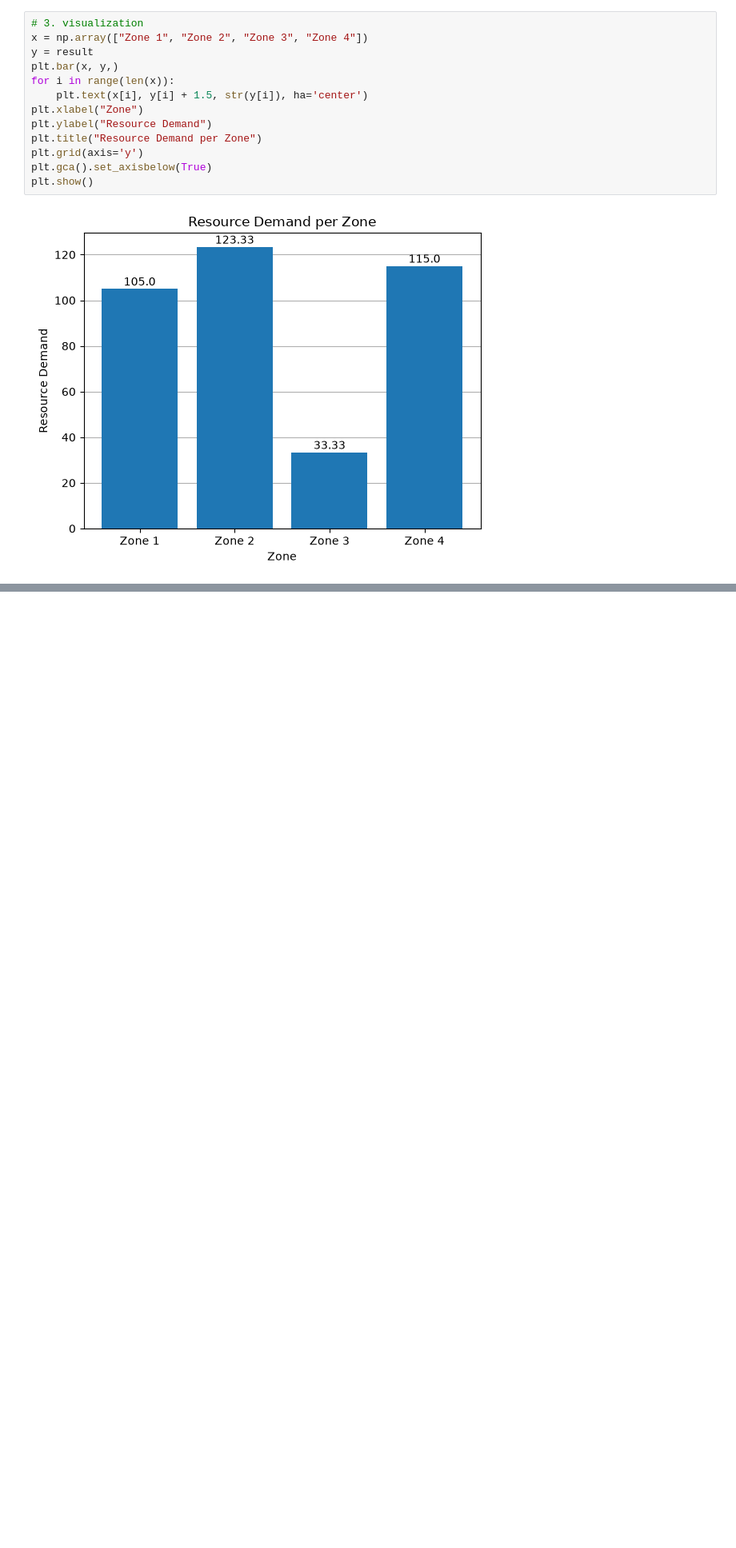
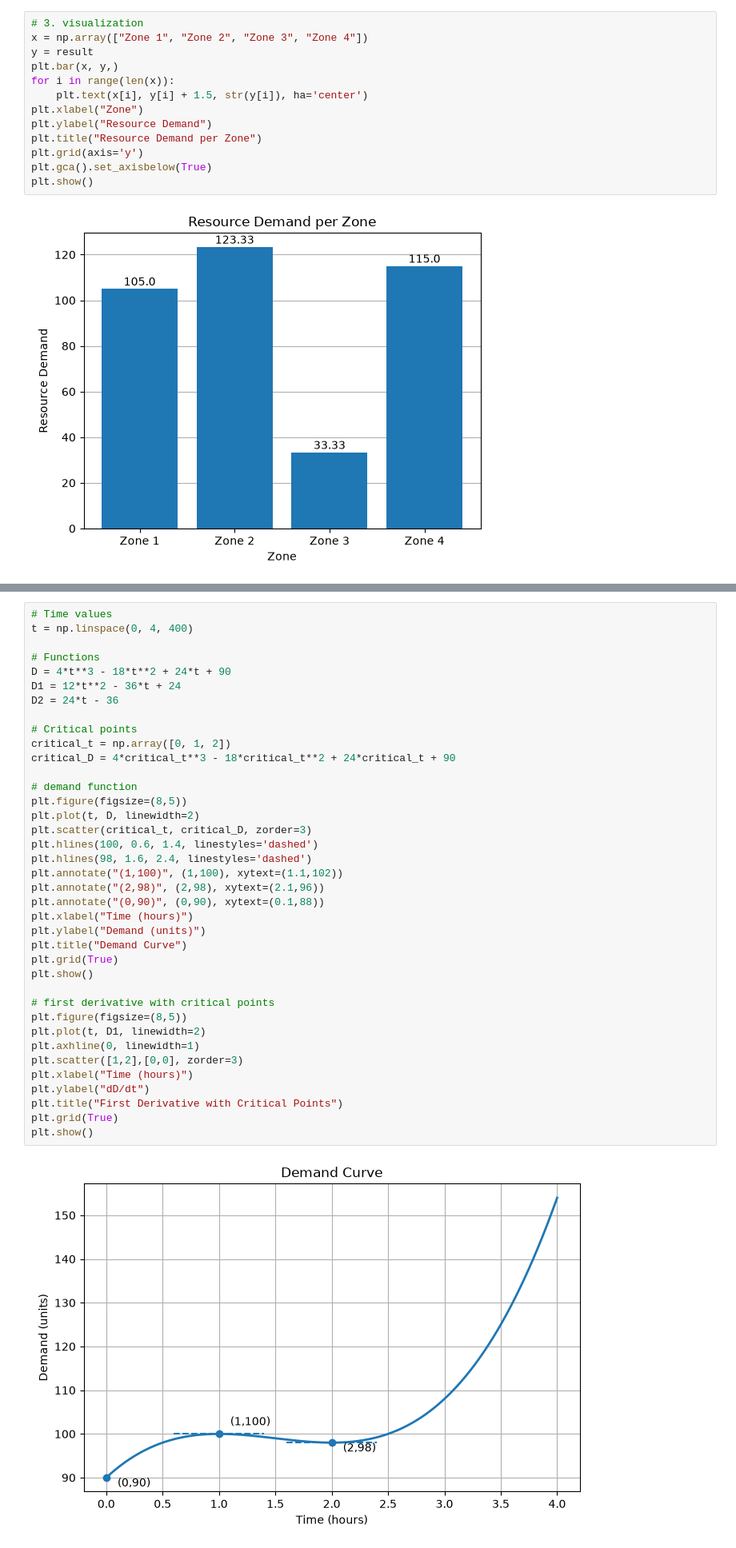
Before and after one commit to Mimi97-aqua/msc_projects, a Jupyter notebook: com7023/analysis.ipynb, the cells around one changed output, grey strips where cells are left out. Shown at 80% size. Saved outputs shown, nothing was run; the diff lists cells and outputs as text; blank space fills up the shorter version.

Commit message:
Add visuals for demand curve and first derivative with critical points

```diff
--- a/com7023/analysis.ipynb
+++ b/com7023/analysis.ipynb
@@ -56,0 +116,40 @@ plt.show()
+# %%
+# Time values
+t = np.linspace(0, 4, 400)
+
+# Functions
+D = 4*t**3 - 18*t**2 + 24*t + 90
+D1 = 12*t**2 - 36*t + 24
+D2 = 24*t - 36
+
+# Critical points
+critical_t = np.array([0, 1, 2])
+critical_D = 4*critical_t**3 - 18*critical_t**2 + 24*critical_t + 90
+
+# demand function
+plt.figure(figsize=(8,5))
+plt.plot(t, D, linewidth=2)
+plt.scatter(critical_t, critical_D, zorder=3)
+plt.hlines(100, 0.6, 1.4, linestyles='dashed')
+plt.hlines(98, 1.6, 2.4, linestyles='dashed')
+plt.annotate("(1,100)", (1,100), xytext=(1.1,102))
+plt.annotate("(2,98)", (2,98), xytext=(2.1,96))
+plt.annotate("(0,90)", (0,90), xytext=(0.1,88))
+plt.xlabel("Time (hours)")
+plt.ylabel("Demand (units)")
+plt.title("Demand Curve")
+plt.grid(True)
+plt.show()
+
+# first derivative with critical points
+plt.figure(figsize=(8,5))
+plt.plot(t, D1, linewidth=2)
+plt.axhline(0, linewidth=1)
+plt.scatter([1,2],[0,0], zorder=3)
+plt.xlabel("Time (hours)")
+plt.ylabel("dD/dt")
+plt.title("First Derivative with Critical Points")
+plt.grid(True)
+plt.show()
+# %% [output]
+[figure, added]
```
Also changed, not shown: parts of 4 cells of this notebook.
